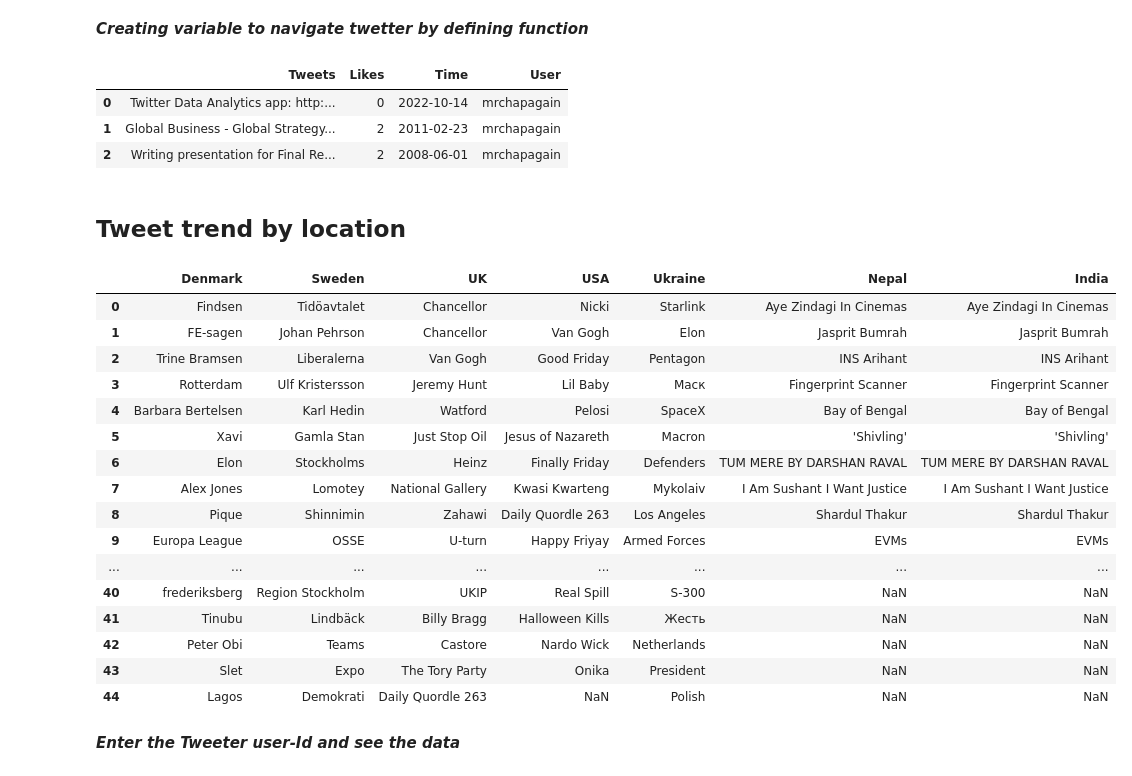
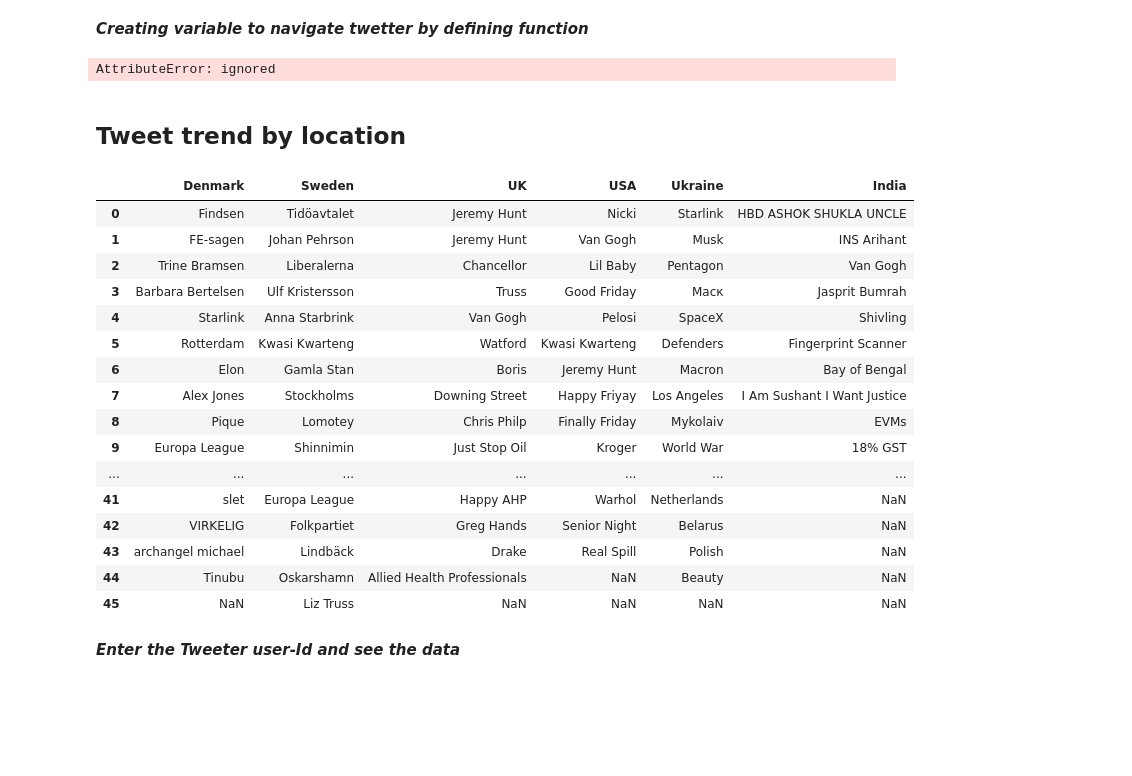
Before and after one commit to mrchapagain/SocialNetworkAnalytics, a Jupyter notebook: TwiteerDataAnalytics.ipynb, the cells around one changed output. Drawn from its saved outputs; the diff is of its cells as text; code cells hidden in the pictures; blank space fills up the shorter version.

```diff
--- a/TwiteerDataAnalytics.ipynb
+++ b/TwiteerDataAnalytics.ipynb
@@ -68,47 +68,45 @@ def tweets_by_user(user):
   return df
 # %%
 tweets_by_user("mrchapagain")
+api.avilable_trends()[0]
 # %% [output]
-|  | Tweets | Likes | Time | User |
-| 0 | Twitter Data Analytics app: http:... | 0 | 2022-10-14 | mrchapagain |
-| 1 | Global Business - Global Strategy... | 2 | 2011-02-23 | mrchapagain |
-| 2 | Writing presentation for Final Re... | 2 | 2008-06-01 | mrchapagain |
+AttributeError: ignored
 # %% [markdown]
 ## Tweet trend by location
 # %%
 def tweets_trends(woeid_dict):
       df=pd.DataFrame()
 
       for country, woeid in woeid_dict.items():
         # fetching the trends
         trends= api.trends_place(id= woeid, exclude = "hashtags") #tweepy.Cursor(api.trends_available, id= woeid)
         df_list= []
         df1=pd.DataFrame()
         for value in trends:
           for trend in value['trends']:
             df_list.append(trend['name'])
         df1[country]= df_list
         df= pd.concat([df, df1[country]], axis = 1)
       return df
-tweets_trends({"Denmark":23424796, "Sweden": 23424954, "UK":23424975, "USA" :2488042, "Ukraine":23424976, "Nepal": 2295412, "India":23424848})
+tweets_trends({"Denmark":23424796, "Sweden": 23424954, "UK":23424975, "USA" :2488042, "Ukraine":23424976, "India":23424848})
 # %% [output]
-|  | Denmark | Sweden | UK | USA | Ukraine | Nepal | India |
-| 0 | Findsen | Tidöavtalet | Chancellor | Nicki | Starlink | Aye Zindagi In Cinemas | Aye Zindagi In Cinemas |
-| 1 | FE-sagen | Johan Pehrson | Chancellor | Van Gogh | Elon | Jasprit Bumrah | Jasprit Bumrah |
-| 2 | Trine Bramsen | Liberalerna | Van Gogh | Good Friday | Pentagon | INS Arihant | INS Arihant |
-| 3 | Rotterdam | Ulf Kristersson | Jeremy Hunt | Lil Baby | Маск | Fingerprint Scanner | Fingerprint Scanner |
-| 4 | Barbara Bertelsen | Karl Hedin | Watford | Pelosi | SpaceX | Bay of Bengal | Bay of Bengal |
-| 5 | Xavi | Gamla Stan | Just Stop Oil | Jesus of Nazareth | Macron | 'Shivling' | 'Shivling' |
-| 6 | Elon | Stockholms | Heinz | Finally Friday | Defenders | TUM MERE BY DARSHAN RAVAL | TUM MERE BY DARSHAN RAVAL |
-| 7 | Alex Jones | Lomotey | National Gallery | Kwasi Kwarteng | Mykolaiv | I Am Sushant I Want Justice | I Am Sushant I Want Justice |
-| 8 | Pique | Shinnimin | Zahawi | Daily Quordle 263 | Los Angeles | Shardul Thakur | Shardul Thakur |
-| 9 | Europa League | OSSE | U-turn | Happy Friyay | Armed Forces | EVMs | EVMs |
-| ... | ... | ... | ... | ... | ... | ... | ... |
-| 40 | frederiksberg | Region Stockholm | UKIP | Real Spill | S-300 | NaN | NaN |
-| 41 | Tinubu | Lindbäck | Billy Bragg | Halloween Kills | Жесть | NaN | NaN |
-| 42 | Peter Obi | Teams | Castore | Nardo Wick | Netherlands | NaN | NaN |
-| 43 | Slet | Expo | The Tory Party | Onika | President | NaN | NaN |
-| 44 | Lagos | Demokrati | Daily Quordle 263 | NaN | Polish | NaN | NaN |
+|  | Denmark | Sweden | UK | USA | Ukraine | India |
+| 0 | Findsen | Tidöavtalet | Jeremy Hunt | Nicki | Starlink | HBD ASHOK SHUKLA UNCLE |
+| 1 | FE-sagen | Johan Pehrson | Jeremy Hunt | Van Gogh | Musk | INS Arihant |
+| 2 | Trine Bramsen | Liberalerna | Chancellor | Lil Baby | Pentagon | Van Gogh |
+| 3 | Barbara Bertelsen | Ulf Kristersson | Truss | Good Friday | Маск | Jasprit Bumrah |
+| 4 | Starlink | Anna Starbrink | Van Gogh | Pelosi | SpaceX | Shivling |
+| 5 | Rotterdam | Kwasi Kwarteng | Watford | Kwasi Kwarteng | Defenders | Fingerprint Scanner |
+| 6 | Elon | Gamla Stan | Boris | Jeremy Hunt | Macron | Bay of Bengal |
+| 7 | Alex Jones | Stockholms | Downing Street | Happy Friyay | Los Angeles | I Am Sushant I Want Justice |
+| 8 | Pique | Lomotey | Chris Philp | Finally Friday | Mykolaiv | EVMs |
+| 9 | Europa League | Shinnimin | Just Stop Oil | Kroger | World War | 18% GST |
+| ... | ... | ... | ... | ... | ... | ... |
+| 41 | slet | Europa League | Happy AHP | Warhol | Netherlands | NaN |
+| 42 | VIRKELIG | Folkpartiet | Greg Hands | Senior Night | Belarus | NaN |
+| 43 | archangel michael | Lindbäck | Drake | Real Spill | Polish | NaN |
+| 44 | Tinubu | Oskarshamn | Allied Health Professionals | NaN | Beauty | NaN |
+| 45 | NaN | Liz Truss | NaN | NaN | NaN | NaN |
 # %% [markdown]
 ***Enter the Tweeter user-Id and see the data***
 # %%
```
Also changed, not shown: parts of 1 cell of this notebook.
